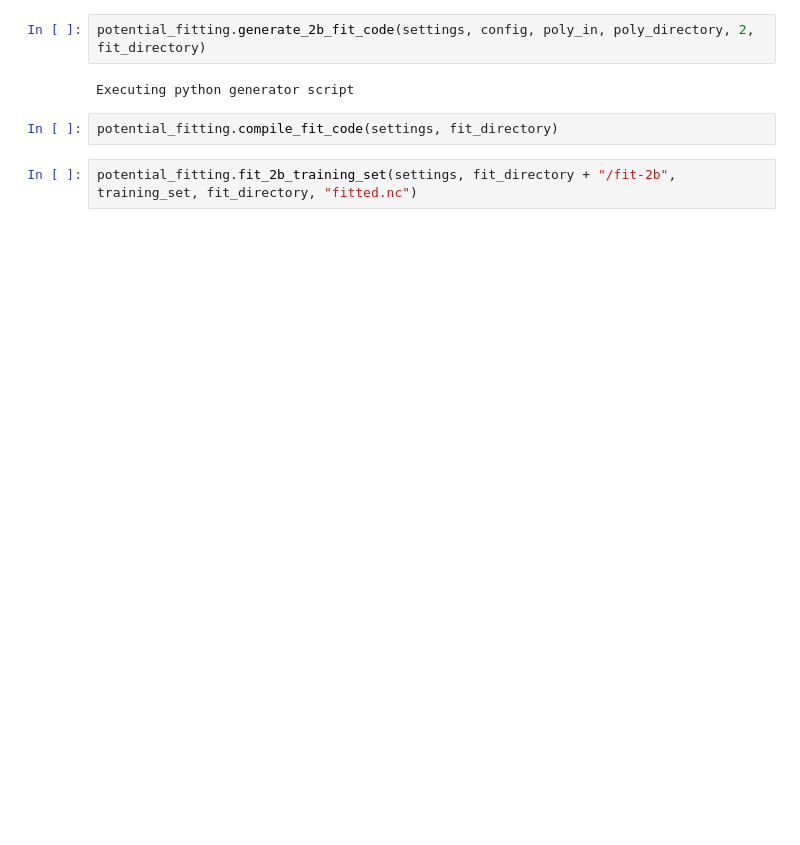
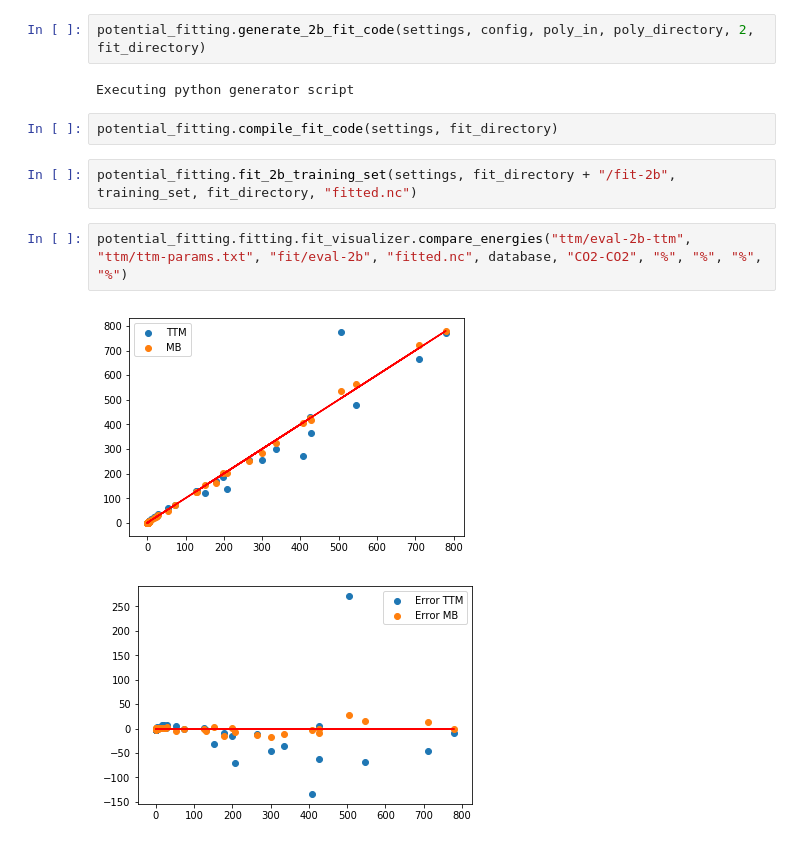
Before and after one commit to paesanilab/MB-Fit, a Jupyter notebook: examples/CO2dimer_notebook/CO2dimer.ipynb, the cells around one changed output. Cells and saved outputs as stored; diff of their text form; blank space fills up the shorter version.

Commit message:
finished calc vs ttm vs mb visualization

```diff
--- a/examples/CO2dimer_notebook/CO2dimer.ipynb
+++ b/examples/CO2dimer_notebook/CO2dimer.ipynb
@@ -112,3 +131,8 @@ Executing python generator script
 potential_fitting.compile_fit_code(settings, fit_directory)
 # %%
 potential_fitting.fit_2b_training_set(settings, fit_directory + "/fit-2b", training_set, fit_directory, "fitted.nc")
+# %%
+potential_fitting.fitting.fit_visualizer.compare_energies("ttm/eval-2b-ttm", "ttm/ttm-params.txt", "fit/eval-2b", "fitted.nc", database, "CO2-CO2", "%", "%", "%", "%")
+# %% [output]
+[figure, added]
+[figure, added]
```
Also changed, not shown: parts of 1 cell of this notebook, 4 other files.
